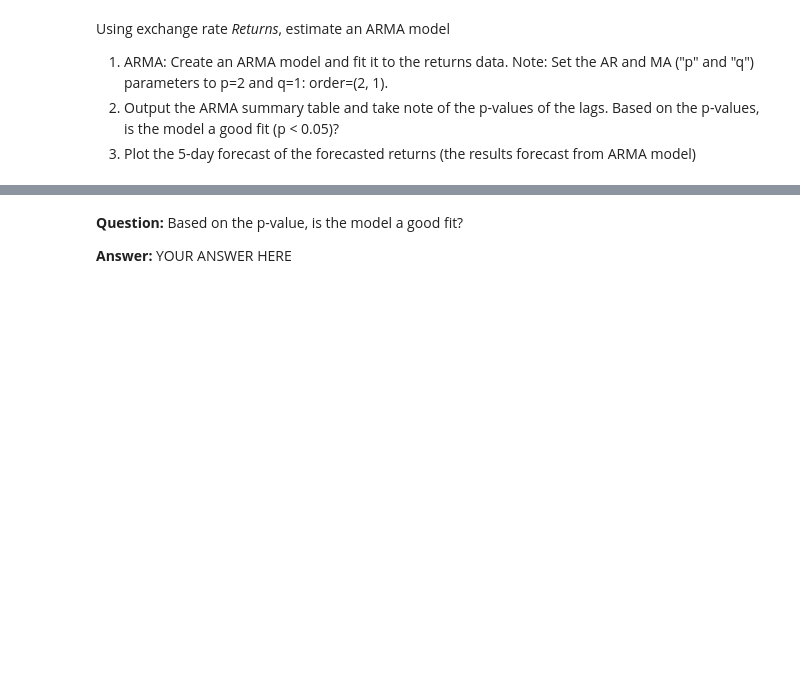
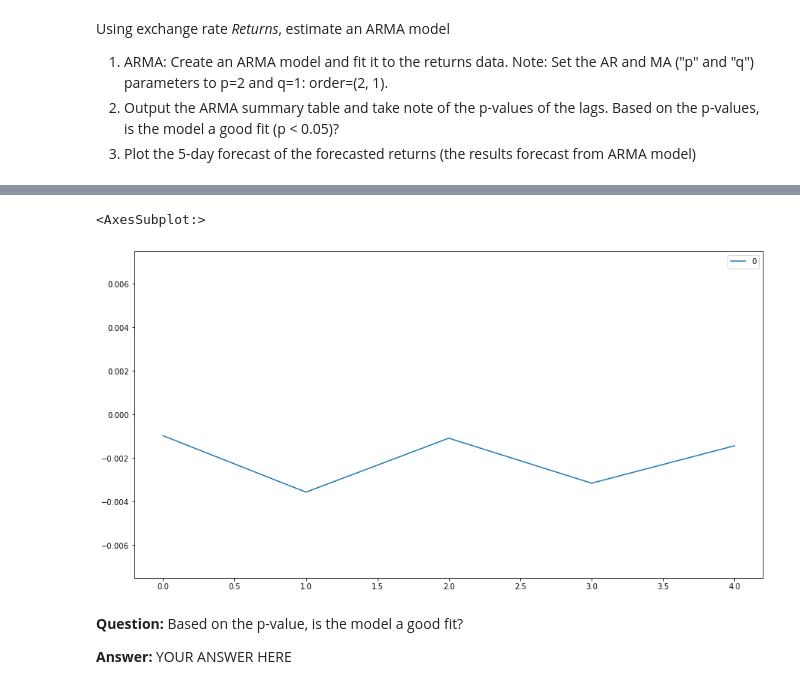
Before and after one commit to keanumanson/time_series_homework, a Jupyter notebook: Starter_Code/time_series_analysis.ipynb, the cells around one changed output, grey strips where cells are left out. Saved outputs shown, nothing was run; the diff lists cells and outputs as text; code cells hidden in the pictures; blank space fills up the shorter version.

```diff
--- a/Starter_Code/time_series_analysis.ipynb
+++ b/Starter_Code/time_series_analysis.ipynb
@@ -165,3 +180,13 @@ Roots
+# %%
+# Plot the 5 Day Returns Forecast
+#returns.plot(figsize=(15,8))   =   all returns
+#returns[:4].plot(figsize=(15,8)) #?
+
+
+pd.DataFrame(results.forecast(steps=5)[0]).plot(title="",figsize=(15,8),ylim=[-0.0075,0.0075])
+# %% [output]
+<AxesSubplot:>
+[figure, added]
 # %% [markdown]
 **Question:** Based on the p-value, is the model a good fit?
 
```
Also changed, not shown: parts of 11 cells of this notebook.
